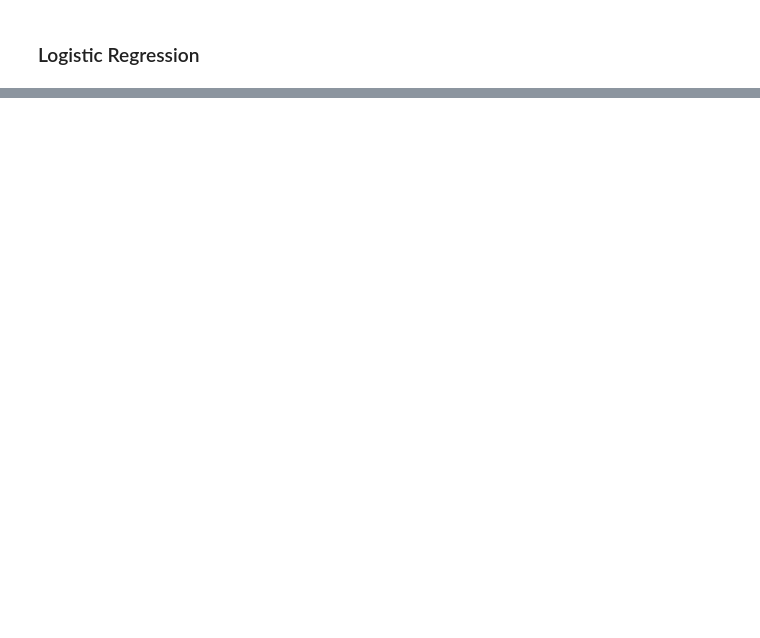
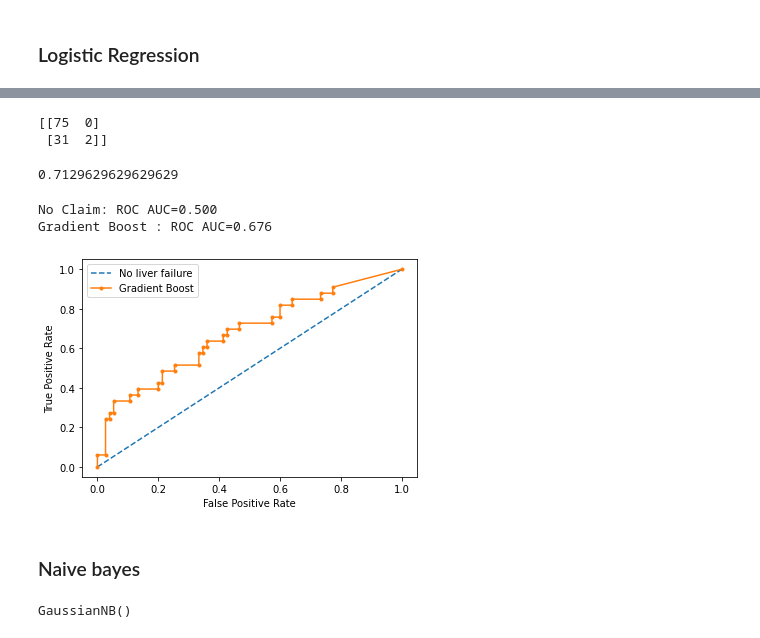
Before and after one commit to abdullahaahmed0539/Liver-Fail-Predictor, a Jupyter notebook: liver_fail_predictor.ipynb, the cells around one changed output, grey strips where cells are left out. Drawn from its saved outputs; the diff is of its cells as text; code cells hidden in the pictures; blank space fills up the shorter version.

```diff
--- a/liver_fail_predictor.ipynb
+++ b/liver_fail_predictor.ipynb
@@ -386,0 +414,52 @@ plt.show()
+# %%
+cm = confusion_matrix(y_test, y_pred)
+print(cm)
+accuracy_score(y_test, y_pred)
+# %% [output]
+[[75  0]
+ [31  2]]
+0.7129629629629629
+# %%
+# generate a no claim prediction (majority class)
+default_probs = [0 for _ in range(len(y_test))]
+
+#Probabilities of the predictions
+GB_prob = clf.predict_proba(x_test)
+
+#We will use probabilities for the positive class only
+GB_prob = GB_prob[:,1]
+
+default_auc = roc_auc_score(y_test, default_probs)
+GB_auc = roc_auc_score(y_test, GB_prob)
+# %%
+# summarize scores
+print('No Claim: ROC AUC=%.3f' % (default_auc))
+print('Gradient Boost : ROC AUC=%.3f' % (GB_auc))
+# %% [output]
+No Claim: ROC AUC=0.500
+Gradient Boost : ROC AUC=0.676
+# %%
+# calculate roc curves
+default_fpr, default_tpr, _ = roc_curve(y_test, default_probs)
+rf_fpr, rf_tpr, _ = roc_curve(y_test, GB_prob)
+# %%
+# plot the roc curve for the model
+plt.plot(default_fpr, default_tpr, linestyle='--', label='No liver failure')
+plt.plot(rf_fpr, rf_tpr, marker='.', label='Gradient Boost')
+# axis labels
+plt.xlabel('False Positive Rate')
+plt.ylabel('True Positive Rate')
+# show the legend
+plt.legend()
+# show the plot
+plt.show()
+# %% [output]
+[figure, added]
+# %% [markdown]
+### Naive bayes
+# %%
+from sklearn.naive_bayes import GaussianNB
+classifier = GaussianNB()
+classifier.fit(x_train, y_train)
+# %% [output]
+GaussianNB()
```
Also changed, not shown: parts of 20 cells of this notebook.
